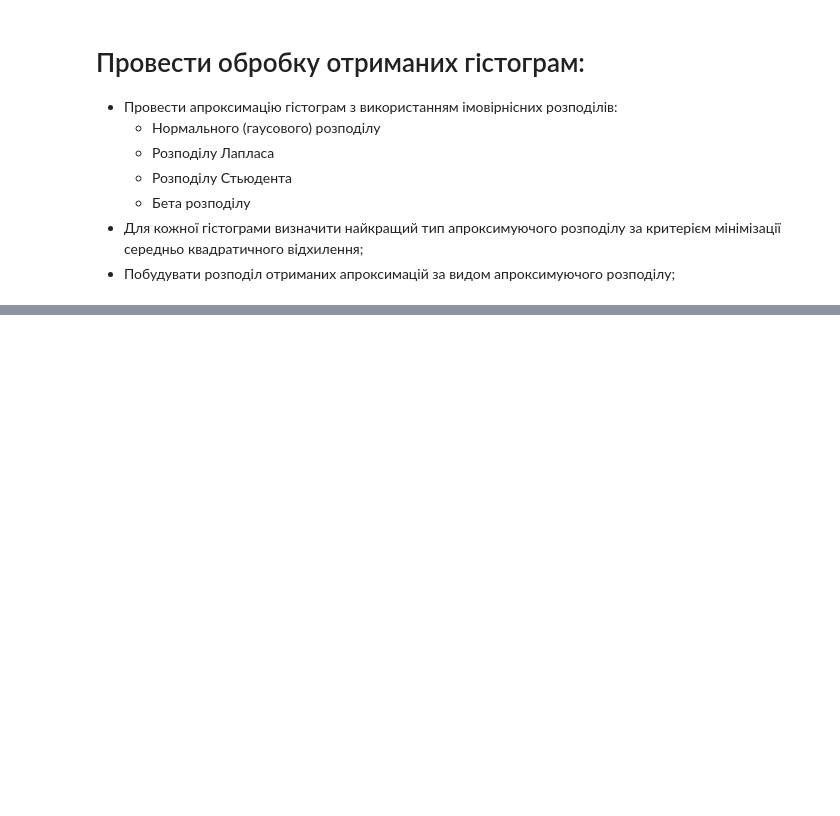
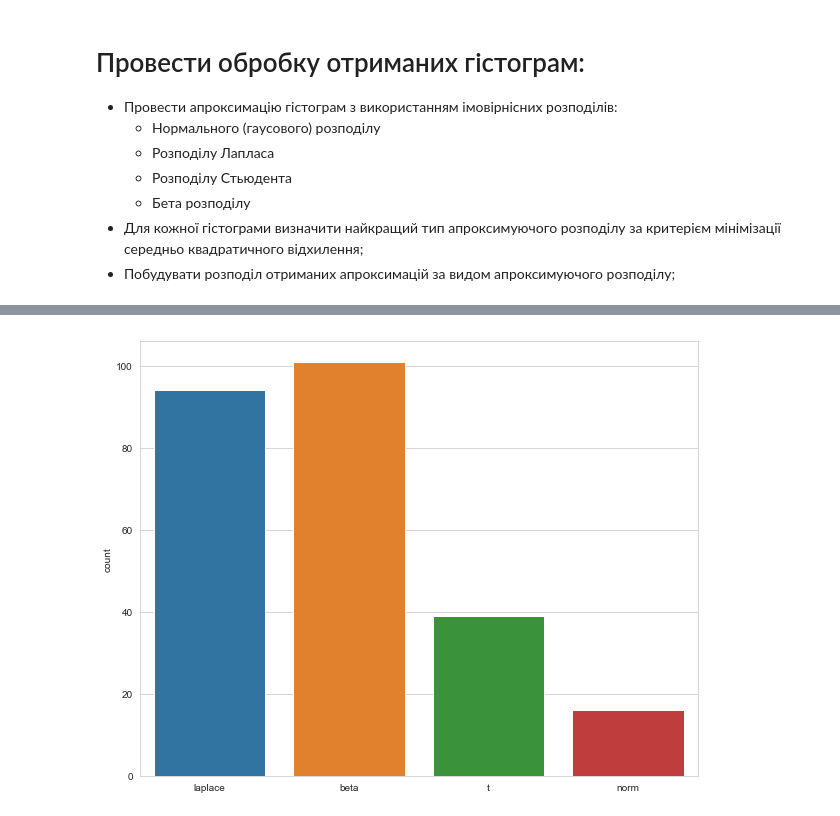
Before and after one commit to d-progonov/KMA-2020-MachineLearning, a Jupyter notebook: Laba1/Laba1.ipynb, the cells around one changed output, grey strips where cells are left out. Cells and saved outputs as stored; diff of their text form; code cells hidden in the pictures; blank space fills up the shorter version.

```diff
--- a/Laba1/Laba1.ipynb
+++ b/Laba1/Laba1.ipynb
@@ -190,0 +212,5 @@ squared error :  379591881.32443607
+# %%
+plt.figure(figsize=(10, 8))
+sns.countplot(distr_values);
+# %% [output]
+[figure, added]
```
Also changed, not shown: parts of 18 cells of this notebook, 1 other file.
